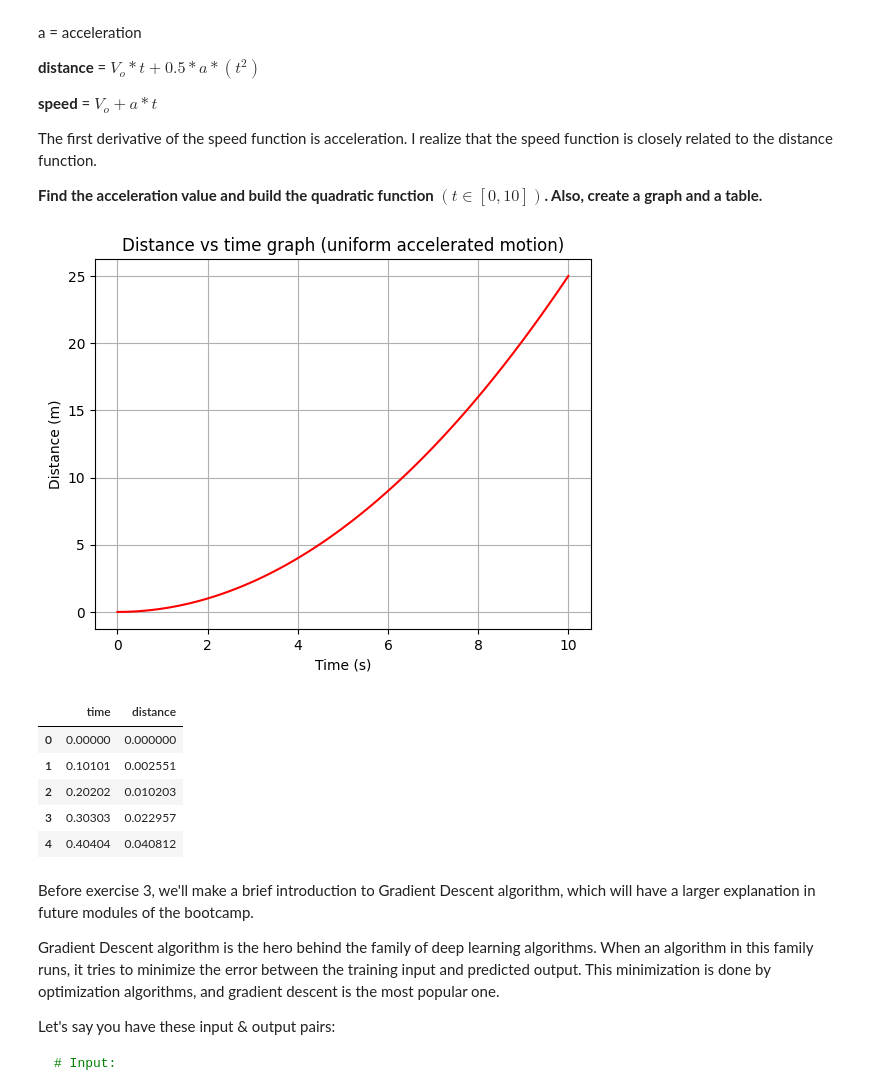
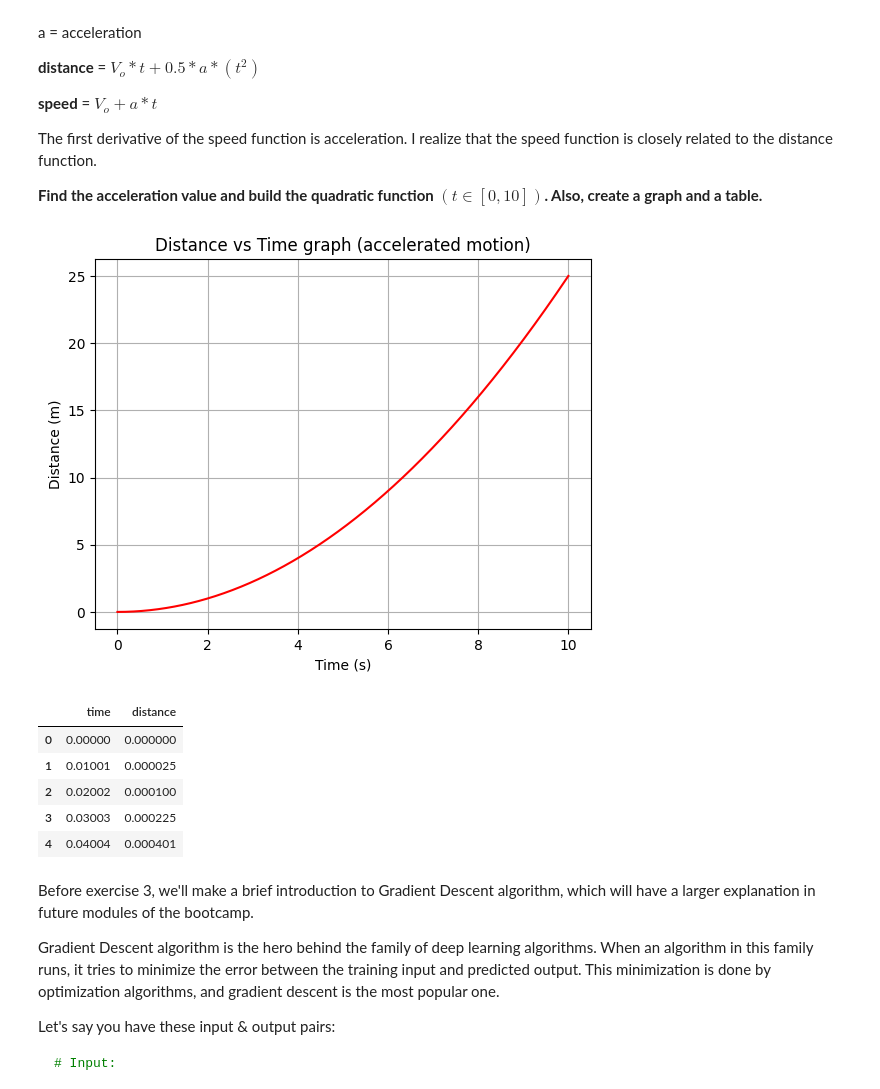
Before and after one commit to aguamelsu/calculus-and-algebra, a Jupyter notebook: notebook/problems.ipynb, the cells around one changed output. Drawn from its saved outputs; the diff is of its cells as text; code cells hidden in the pictures.

```diff
--- a/notebook/problems.ipynb
+++ b/notebook/problems.ipynb
@@ -34,6 +35,6 @@ def x(t): return 2.5 * t
 # %%
 # Plot the distance function on domain (t)
-time = np.linspace(0, 10, 100) # t between 0 and 10, with 100 steps
+time = np.linspace(0, 10, 1000)
 
 plt.plot(time, x(time), color='g')
 plt.grid(True)
@@ -73,33 +74,39 @@ The first derivative of the speed function is acceleration. I realize that the s
 
 **Find the acceleration value and build the quadratic function  $(t ∈ [0,10])$. Also, create a graph and a table.**
 # %%
-# Define and plot the quadratic funtion
 # Accelerated motion
 
+# Taking the first and second derivative of x(t):
+# x(t) = v_0*t + 0.5*a*(t^2)
+# x'(t) = v(t) = v_0 + at
+# x''(t) = a(t) = a
+
 # We know that x(10) = 25 and v_0 = 0;
-# Since x = v_0*t + 0.5*a*(t^2), by pluging the values we get:
-# a = 0.5, thus:
-def x_a(t): return 0.5*0.5*(t**2)
+# By pluging the values we get:
+# a = 0.5, thus x(t) = 0.5^2 * t^2.
 
-plt.plot(time, x_a(time), color='r')
+def x_with_acceleration(t:float)->float: return 0.5*0.5*(t**2)
+
+
+plt.plot(time, x_with_acceleration(time), color='r')
 plt.grid(True)
 plt.xlabel('Time (s)')
 plt.ylabel('Distance (m)')
-plt.title('Distance vs time graph (uniform accelerated motion)')
+plt.title('Distance vs Time graph (accelerated motion)')
 plt.show()
 # %% [output]
-[figure, old version]
+[figure, new version]
 # %%
 # Create a DataFrame
-distance_uam = pd.DataFrame({'time': time, 'distance': x_a(time)})
-distance_uam.head()
+distance_w_acceleration = pd.DataFrame({'time': time, 'distance': x_with_acceleration(time)})
+distance_w_acceleration.head()
 # %% [output]
 |  | time | distance |
 | 0 | 0.00000 | 0.000000 |
-| 1 | 0.10101 | 0.002551 |
-| 2 | 0.20202 | 0.010203 |
-| 3 | 0.30303 | 0.022957 |
-| 4 | 0.40404 | 0.040812 |
+| 1 | 0.01001 | 0.000025 |
+| 2 | 0.02002 | 0.000100 |
+| 3 | 0.03003 | 0.000225 |
+| 4 | 0.04004 | 0.000401 |
 # %% [markdown]
 Before exercise 3, we'll make a brief introduction to Gradient Descent algorithm, which will have a larger explanation in future modules of the bootcamp.
 
```
Also changed, not shown: parts of 7 cells of this notebook.
